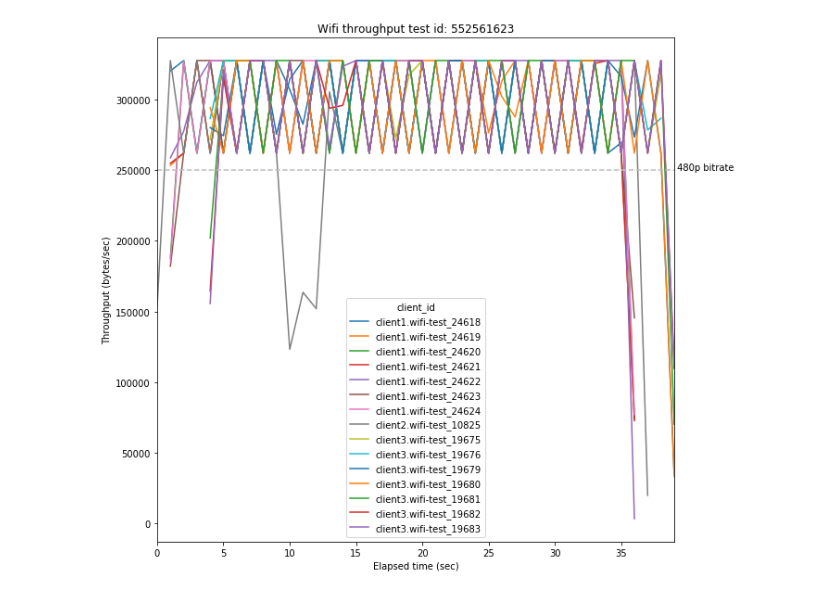
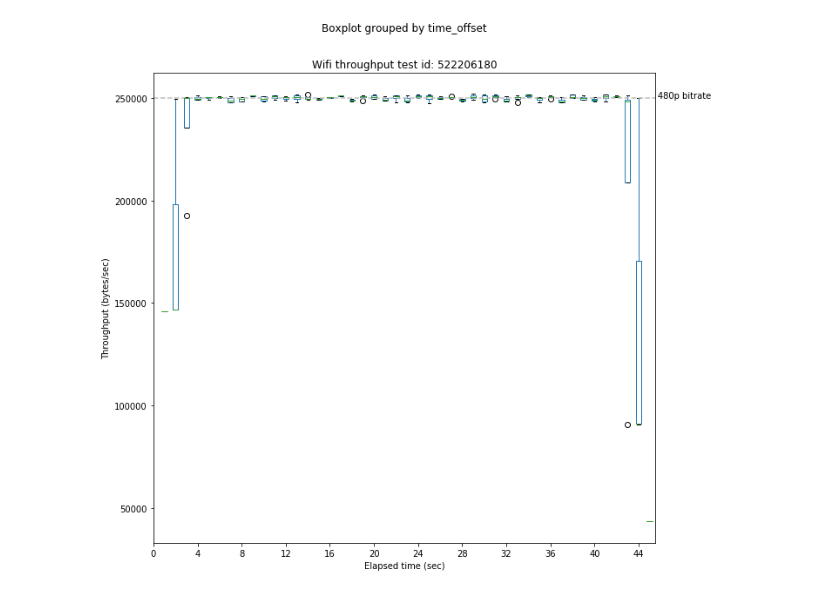
Before and after one commit to ConnectBox/wifi-test-framework, a Jupyter notebook: analysis/network-benchmarks.ipynb, the cells around one changed output. Cells and saved outputs as stored; diff of their text form; code cells hidden in the pictures.

Commit message:
Programatically create graph title

```diff
--- a/analysis/network-benchmarks.ipynb
+++ b/analysis/network-benchmarks.ipynb
@@ -97,0 +113,34 @@ summary_data.head()
+# %%
+run_id = 675426226    # 2 good clients, 15 streams
+run_id2 = 544558453   # 2 good clients, 20 streams
+run_id = 1268137335   # 2 good clients, 14 streams + 1 bad client w/ 1 stream
+run_id = 552561623   # 2 good clients, 14 streams + 1 bad client w/ 1 stream. Synced
+run_id = 2141499876  # 1 client, 1 stream. new token bucket implementation from here on.
+run_id = 2140191644  # 8 clients, 2 streams @250KBps (except for client01, with 1 stream)
+run_id = 1570619147  # 8 clients, 1 stream @250KBps
+run_id = 1026668266  # 1 client, 1 stream @250KBps
+run_id = 1002549644  # 4 clients, 1 stream @250KBps
+run_id = 1019479315  # 5 clients, 1 stream @250KBps
+run_id = 848317091   # 8 clients, 1 stream @250KBps
+run_id = 1721738302  # 6 clients, 1 stream @250KBps
+run_id = 267408816   # 7 clients (1-7), 1 stream @250KBps
+run_id = 1094073741  # 7 clients (1-6,8), 1 stream @250KBps
+run_id = 1224571019  # 8 clients, 1 stream @250KBps
+run_id = 1816880742  # 7 clients, 2 stream @250KBps
+run_id = 1702631689  # 4 clients (1-4), 2 stream @250KBps
+run_id = 1160174775  # 5 clients, 2 stream @250KBps
+run_id = 602949541   # 6 clients, 2 steram @250KBps
+run_id = 957447945   # 6 clients, 2 steram @500KBps
+run_id = 342202255   # 6 clients, 2 stream @1MBps
+run_id = 1355222921  # 9 clients, 1 steram @250KBps (all rpi3 above)
+run_id = 1804322418  # 7 clients, 1 stream @250KBps (RPI0w)
+run_id = 1846334772  # 9 clients, 1 stream @250KBps (RPI0w)
+run_id = 1079992158  # 9 clients, 1 stream @250KBps (rpi3)
+run_id = 1241842586  # 9 clients, 1 stream @250KBps (neo+rt5370)
+run_id = 1395987649  # 9 clients, 1 stream @250KBps (neo+rt5370)
+run_id = 1459308851  # 9 clients, 2 sterams @250KBps (neo+rt5370)
+run_id = 1797864569  # 9 clients, 1 stream @250KBps (neo+ar9271)
+# Above here, metadata is incorrect/absent
+run_id = 522206180  # 3 clients
+
+summary_data = get_dataframe_from_test_run(run_id)
@@ -97,0 +162,2 @@ summary_data.head()
+# %%
+show_run_df_as_line_graph(summary_data, get_graph_title_for_run(run_id))
@@ -98,5 +166,4 @@ summary_data.head()
 # %%
-show_run_df_as_line_graph(summary_data,
-                         "Wifi throughput test id: {0}".format(run_id))
+show_run_df_as_boxplot(summary_data,                   "Wifi throughput test id: {0}".format(run_id))
 # %% [output]
-[figure, old version]
+[figure, new version]
```
Also changed, not shown: parts of 5 cells of this notebook, 3 other files.
